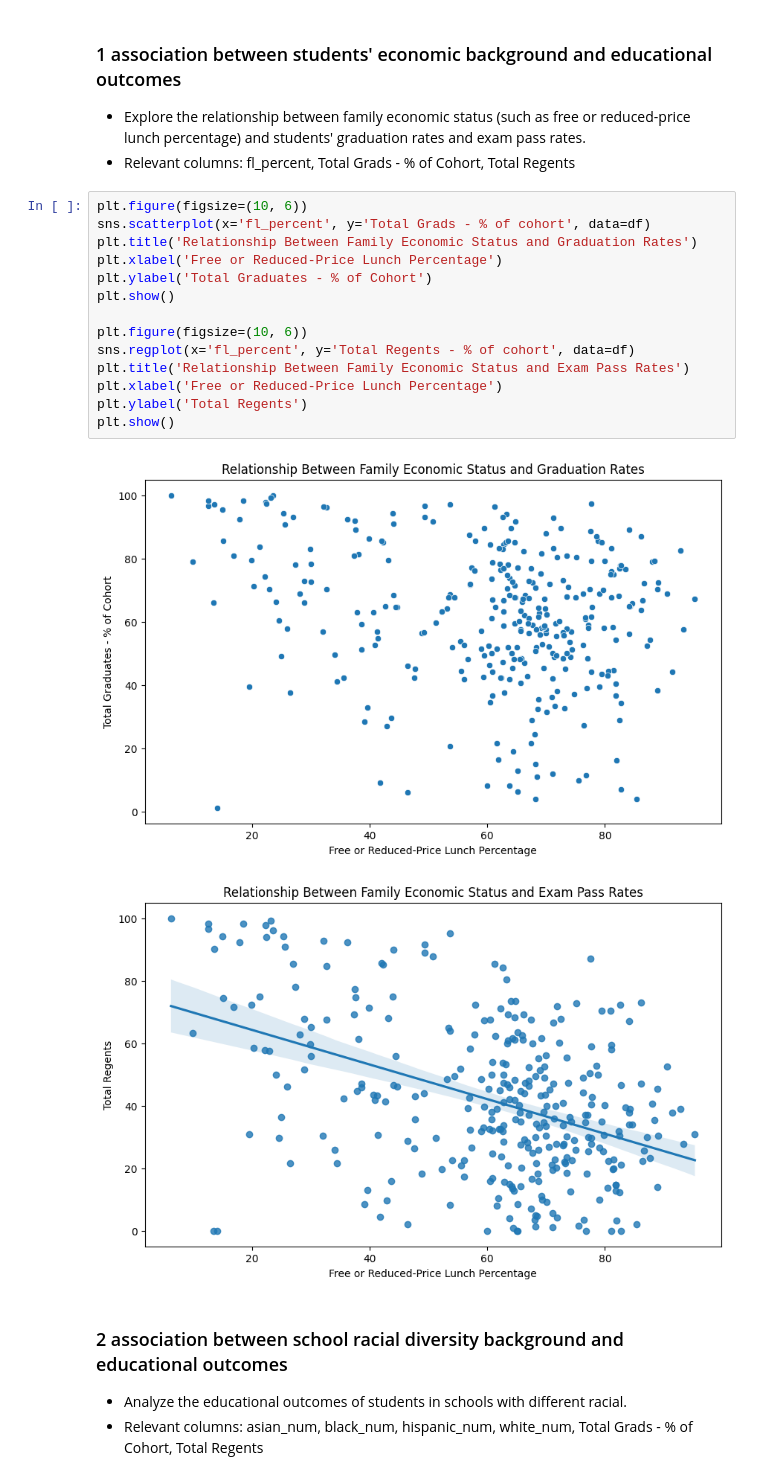
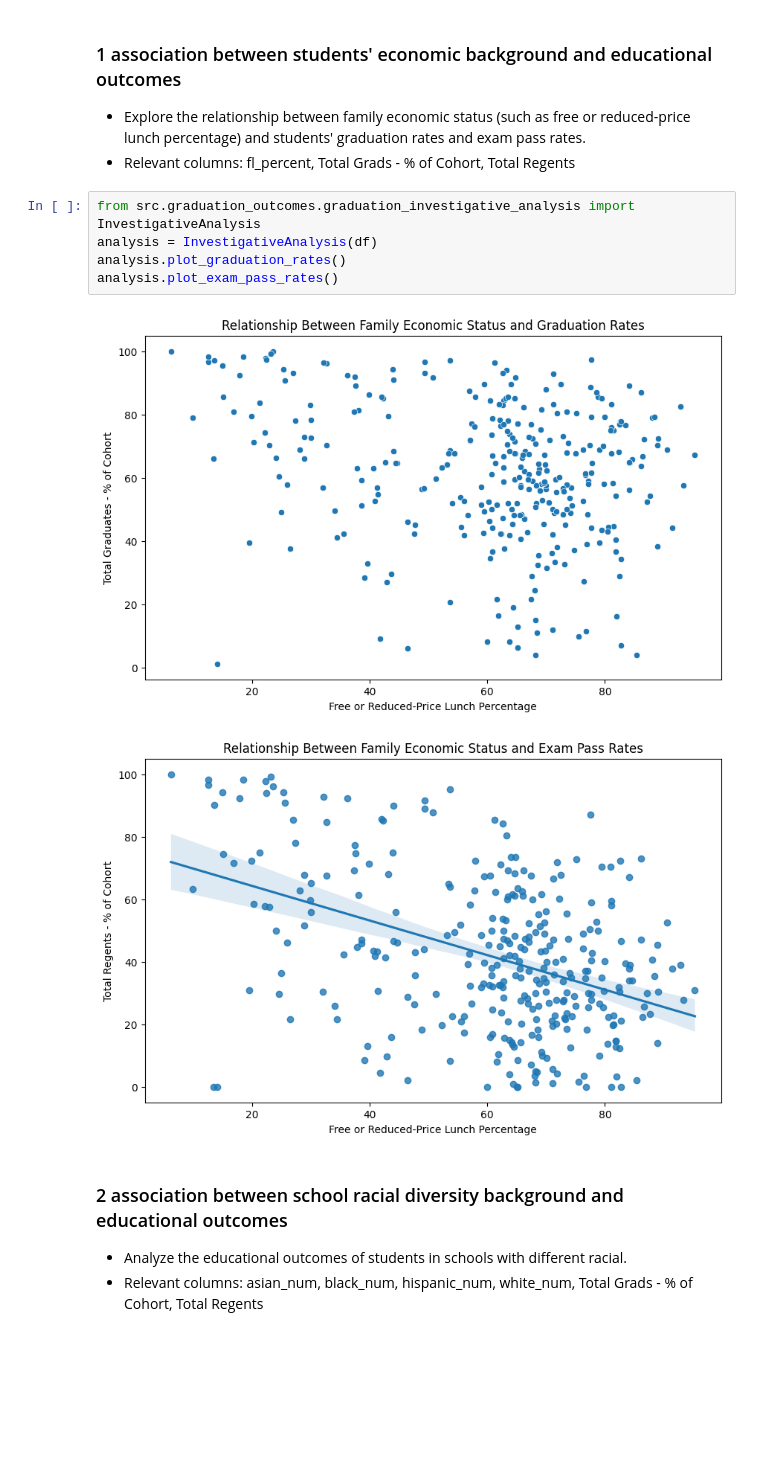
Before and after one commit to Francesgaba/GraduationOutcomes, a Jupyter notebook: graduation_outcomes.ipynb, the cells around one changed output. Drawn from its saved outputs; the diff is of its cells as text; blank space fills up the shorter version.

```diff
--- a/graduation_outcomes.ipynb
+++ b/graduation_outcomes.ipynb
@@ -418,23 +455,14 @@ Explain + present your investigative analysis work, including any Python code us
 
 * Explore the relationship between family economic status (such as free or reduced-price lunch percentage) and students' graduation rates and exam pass rates.
 * Relevant columns: fl_percent, Total Grads - % of Cohort, Total Regents
-# %%
-plt.figure(figsize=(10, 6))
-sns.scatterplot(x='fl_percent', y='Total Grads - % of cohort', data=df)
-plt.title('Relationship Between Family Economic Status and Graduation Rates')
-plt.xlabel('Free or Reduced-Price Lunch Percentage')
-plt.ylabel('Total Graduates - % of Cohort')
-plt.show()
-
-plt.figure(figsize=(10, 6))
-sns.regplot(x='fl_percent', y='Total Regents - % of cohort', data=df)
-plt.title('Relationship Between Family Economic Status and Exam Pass Rates')
-plt.xlabel('Free or Reduced-Price Lunch Percentage')
-plt.ylabel('Total Regents')
-plt.show()
-# %% [output]
-[figure, removed]
-[figure, removed]
+# %%
+from src.graduation_outcomes.graduation_investigative_analysis import InvestigativeAnalysis
+analysis = InvestigativeAnalysis(df)
+analysis.plot_graduation_rates()
+analysis.plot_exam_pass_rates()
+# %% [output]
+[figure, added]
+[figure, added]
 # %% [markdown]
 ### 2 association between school racial diversity background and educational outcomes
 * Analyze the educational outcomes of students in schools with different racial.
```
Also changed, not shown: parts of 24 cells of this notebook.
